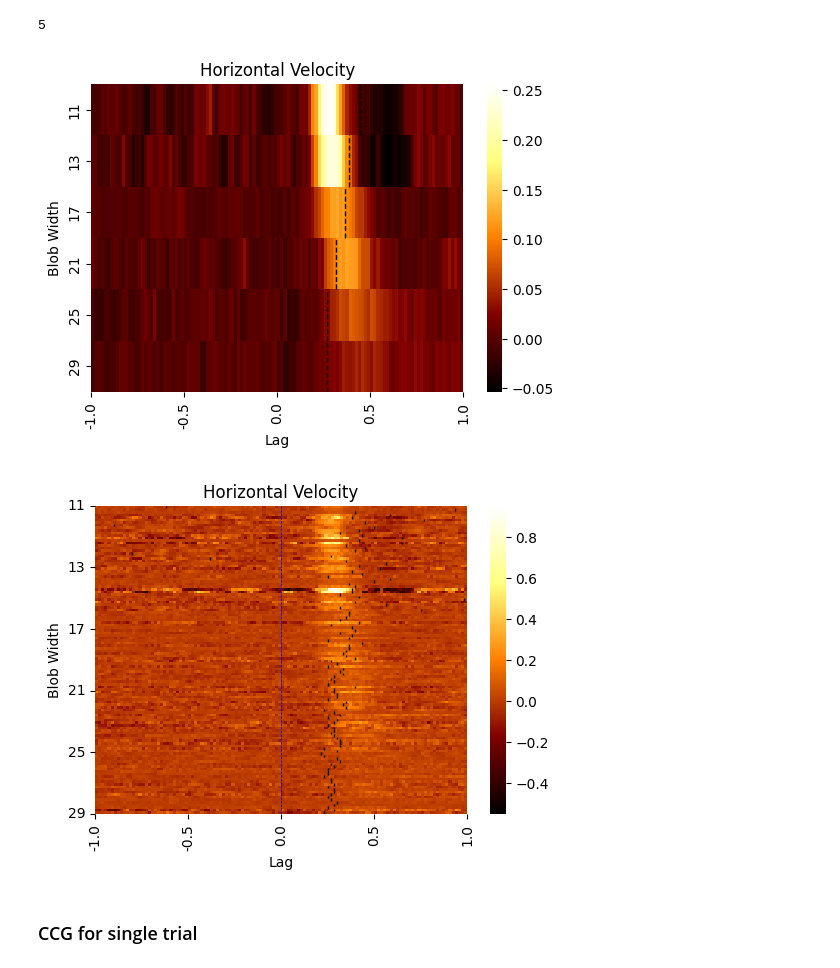
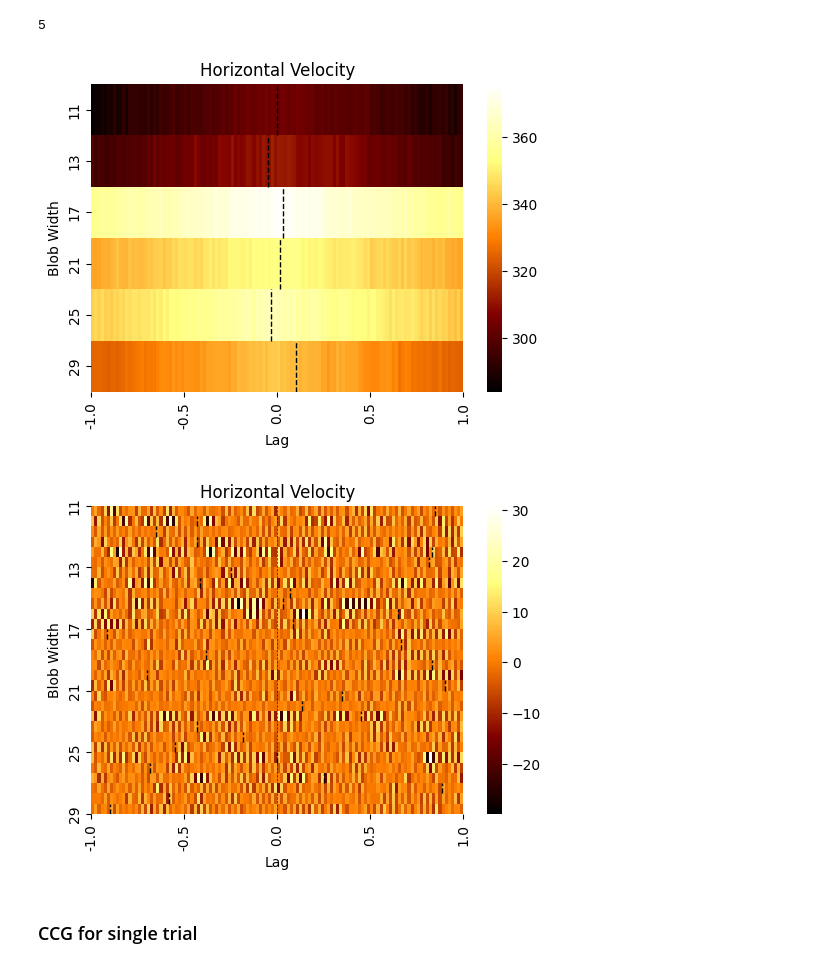
Before and after one commit to omeryildiran/Guido-Pascal-Omer-continuous-psychophysics, a Jupyter notebook: analysis_primier.ipynb, the cells around one changed output. Cells and saved outputs as stored; diff of their text form; code cells hidden in the pictures.

```diff
--- a/analysis_primier.ipynb
+++ b/analysis_primier.ipynb
@@ -9,9 +9,9 @@ import scipy.io
 # load mat file
 import scipy.io as sio
 #mat_contents = sio.loadmat('data/omer_Pilot_continous_psych_2023-09-26_00h46.01.195.mat')
-#mat_contents=sio.loadmat('data/092708_continous_psych_2023-10-13_13h45.08.071.mat')
+mat_contents=sio.loadmat('data/092708_continous_psych_2023-10-13_13h45.08.071.mat')
 
-mat_contents=sio.loadmat('data/bonnen_data.mat')
+#mat_contents=sio.loadmat('data/bonnen_data.mat')
 mat_contents.keys()
 sigma=mat_contents['sigma']
 target=mat_contents['target'] # velocity of target motion for 1200 frames (20 seconds) and 30 trials
@@ -25,7 +25,7 @@ response=mat_contents['response'] # velocity of participant's mouse movement for
 # blob_y_velocity=np.diff(blob_y)
 # mouse_x_velocity=np.diff(mouse_x)
 # mouse_y_velocity=np.diff(mouse_y)
-nTrial=len(sigma)
+nTrial=len(sigma[0])
 nSigma=6
 nTrialPerSigma=nTrial//nSigma
 nTrialPerBlock=5
@@ -48,7 +48,7 @@ plt.show()
 trial_dict = {}
 for i in range(nTrial):
     #trial_dict[i] = {'target': target[i,:], 'response': response[i,:], 'mouse_x': mouse_x[i,:], 'mouse_y': mouse_y[i,:], 'blob_x': blob_x[i,:], 'blob_y': blob_y[i,:], 'sigma': sigma[0][i]}
-    trial_dict[i]={'target': target[i,:], 'response': response[i,:], 'sigma': sigma[i]} #bonnen data
+    trial_dict[i]={'target': target[i,:], 'response': response[i,:], 'sigma': sigma[0][i]} #bonnen data
 trial_dict[2]['sigma']
 
 
@@ -152,8 +152,8 @@ for blob_width in range(len(blob_widths)):
         Y=tmp_trial['target'] # bonnen data
         X=(X-np.min(X))/(np.max(X)-np.min(X))*2-1        # normalize X
         Y=(Y-np.min(Y))/(np.max(Y)-np.min(Y))*2-1        # normalize Y
-        ccg_single_trial= np.correlate(np.diff(X), np.diff(Y), 'full')
-        #ccg_single_trial = np.correlate(X, Y, 'full') # bonnen data
+        #ccg_single_trial= np.correlate(np.diff(X), np.diff(Y), 'full')
+        ccg_single_trial = np.correlate(X, Y, 'full') # bonnen data
         ccg_single_trials.append(ccg_single_trial)
         #ccg_single_trial = ccg_single_trial[len_trial - lag_range : len_trial + lag_range]
         ccg_single_blobs.append(ccg_single_trial)
@@ -165,34 +165,34 @@ ccg_blob_mean=np.array(ccg_blob_mean)
 ccg_blob_mean_trimmed = ccg_blob_mean[:, len_trial - lag_range : len_trial + lag_range]
 # trim single ccgs for each blob width
 ccg_single_blob=np.array(ccg_single_blob)
 ccg_single_blob_trimmed = ccg_single_blob[:, :, len_trial - lag_range: len_trial + lag_range]
 # trim single ccgs for each trial
 ccg_single_trials=np.array(ccg_single_trials)
 ccg_single_trials_trimmed = ccg_single_trials[:, len_trial - lag_range: len_trial + lag_range]
 
 # create heatmap for mean of cross correlation for trials with the same sigma value
 plt.figure(figsize=(6, 4))
 sns.heatmap(ccg_blob_mean_trimmed, cmap='afmhot',yticklabels=blob_widths)
 
 # set x axis ticks from -120 to 120 with ticks at every 20 units
 x=np.linspace(0, frameRate*lag_time*2, 5)
 labels=np.linspace(-lag_time, lag_time, len(x))
 plt.xticks(x, labels, rotation='vertical')
 #plt.imshow(ccg_blob_mean, cmap='afmhot', aspect='auto', yticklabels=blob_widths)
 plt.title('Horizontal Velocity')
 plt.xlabel('Lag')
 plt.ylabel('Blob Width')
 
 # Find lag indices of peaks in each row
 peak_indices = np.argmax(ccg_blob_mean_trimmed, axis=1)
 # Trace peak for each blob width
 # Add peak lines to the heatmap
 for i, peak_index in enumerate(peak_indices):
     plt.axvline(x=peak_index, color='black', linestyle='--', linewidth=1, ymin=i/len(blob_widths), ymax=(i+1)/len(blob_widths))
 plt.show()
 #plt.colorbar()
 # %% [output]
-[figure, old version]
+[figure, new version]
 # %%
 # create heatmap for mean of cross correlation for trials with the same sigma value
 plt.figure(figsize=(6, 4))
@@ -219,7 +219,7 @@ for i, peak_index in enumerate(peak_indices):
     plt.axvline(x=peak_index, color='black', linestyle='--', linewidth=1, ymin=i/nTrial, ymax=(i+1)/nTrial)
 plt.show()
 # %% [output]
-[figure, old version]
+[figure, new version]
 # %% [markdown]
 ### CCG for single trial
 # %%
```
Also changed, not shown: parts of 5 cells of this notebook.
